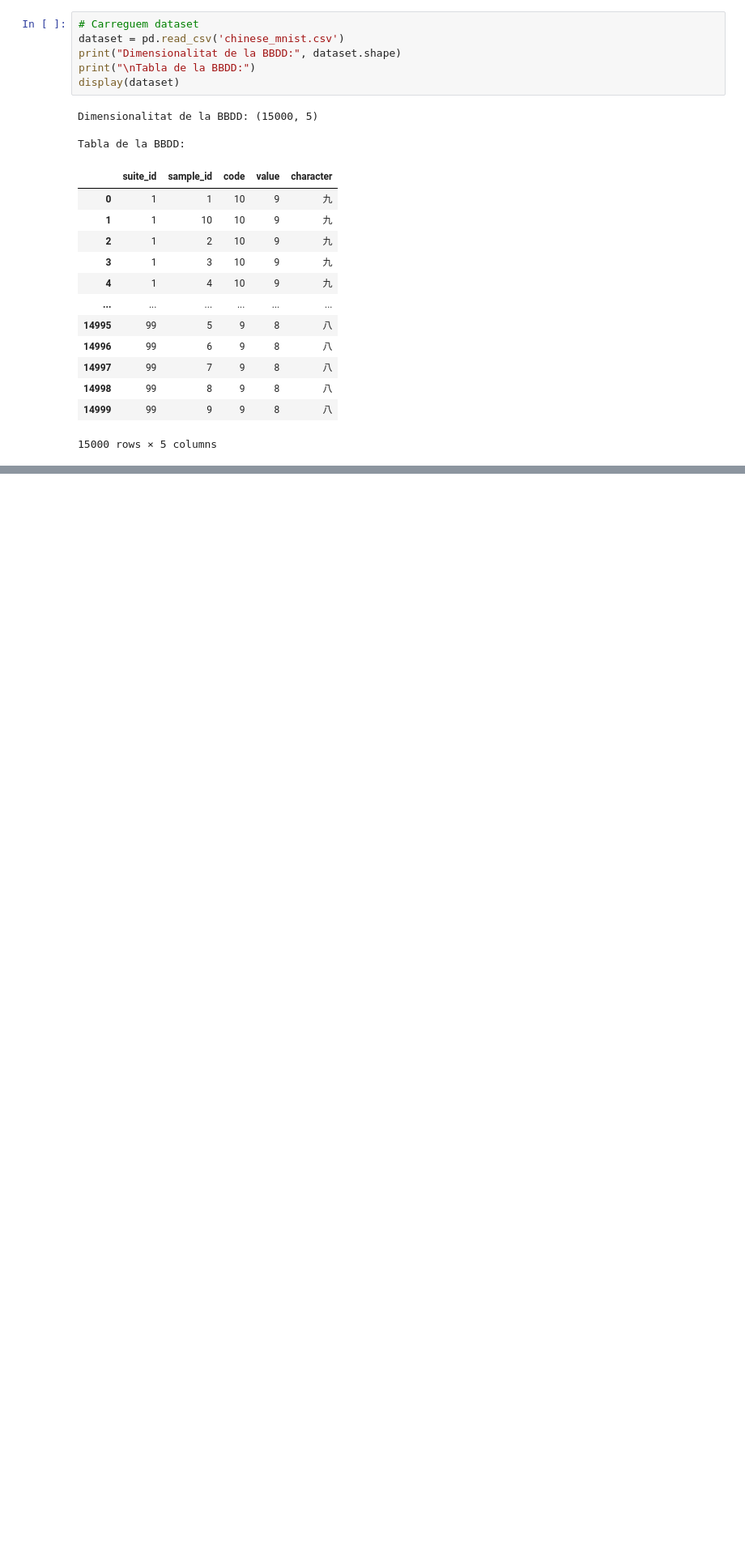
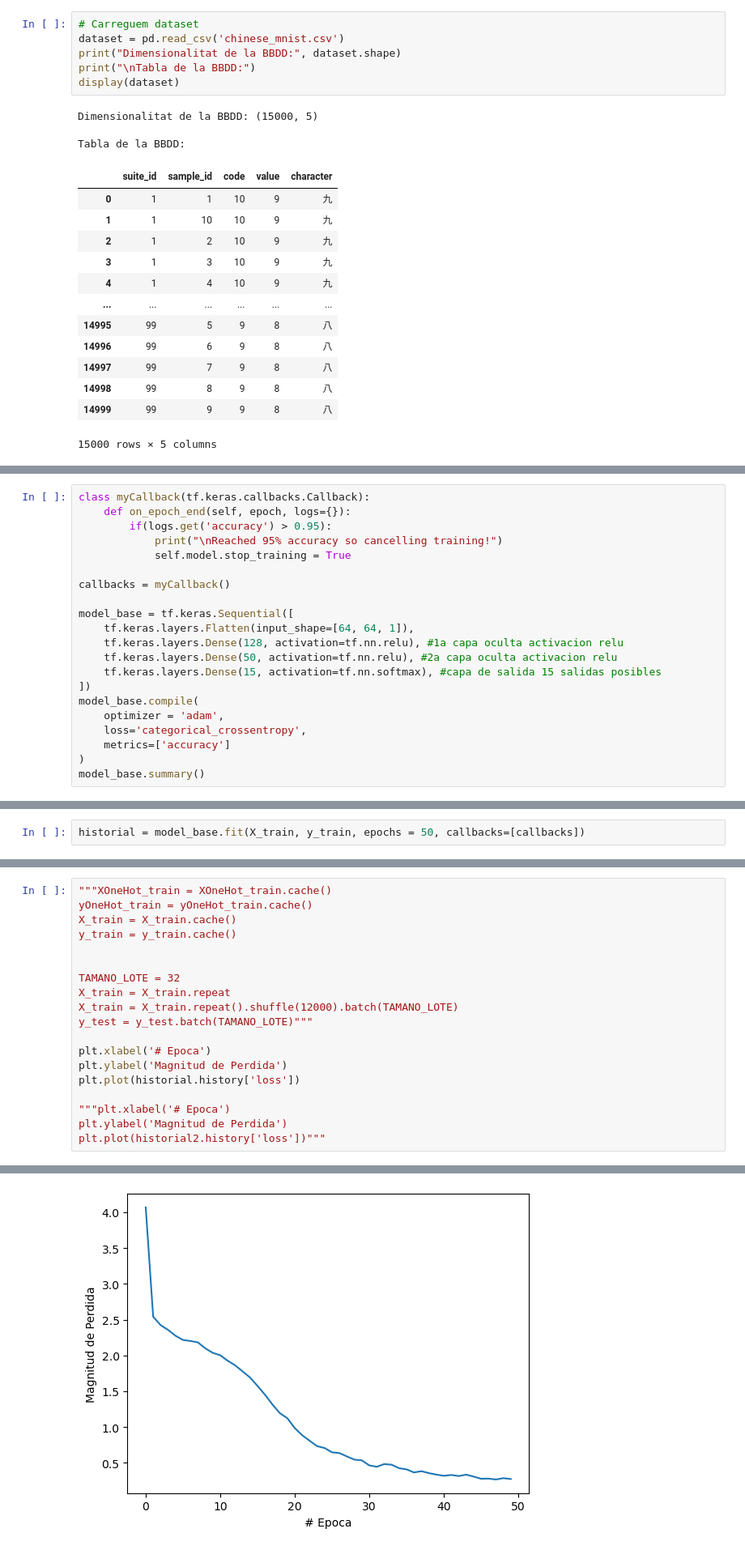
Before and after one commit to adriend1102/Practica3APC-GKA06-15D-1330, a Jupyter notebook: chinese_mnist.ipynb, the cells around one changed output, grey strips where cells are left out. Shown at 81% size. Drawn from its saved outputs; the diff is of its cells as text; blank space fills up the shorter version.

```diff
--- a/chinese_mnist.ipynb
+++ b/chinese_mnist.ipynb
@@ -155,0 +191,21 @@ for i, imagen in enumerate(X_train[:15]):
+# %%
+class myCallback(tf.keras.callbacks.Callback):
+    def on_epoch_end(self, epoch, logs={}):
+        if(logs.get('accuracy') > 0.95):
+            print("\nReached 95% accuracy so cancelling training!")
+            self.model.stop_training = True
+
+callbacks = myCallback()
+
+model_base = tf.keras.Sequential([
+    tf.keras.layers.Flatten(input_shape=[64, 64, 1]),
+    tf.keras.layers.Dense(128, activation=tf.nn.relu), #1a capa oculta activacion relu
+    tf.keras.layers.Dense(50, activation=tf.nn.relu), #2a capa oculta activacion relu
+    tf.keras.layers.Dense(15, activation=tf.nn.softmax), #capa de salida 15 salidas posibles
+])
+model_base.compile(
+    optimizer = 'adam',
+    loss='categorical_crossentropy',
+    metrics=['accuracy']
+)
+model_base.summary()
@@ -155,0 +230,2 @@ for i, imagen in enumerate(X_train[:15]):
+# %%
+historial = model_base.fit(X_train, y_train, epochs = 50, callbacks=[callbacks])
@@ -155,0 +250,20 @@ for i, imagen in enumerate(X_train[:15]):
+# %%
+"""XOneHot_train = XOneHot_train.cache()
+yOneHot_train = yOneHot_train.cache()
+X_train = X_train.cache()
+y_train = y_train.cache()
+
+
+TAMANO_LOTE = 32
+X_train = X_train.repeat
+X_train = X_train.repeat().shuffle(12000).batch(TAMANO_LOTE)
+y_test = y_test.batch(TAMANO_LOTE)"""
+
+plt.xlabel('# Epoca')
+plt.ylabel('Magnitud de Perdida')
+plt.plot(historial.history['loss'])
+
+"""plt.xlabel('# Epoca')
+plt.ylabel('Magnitud de Perdida')
+plt.plot(historial2.history['loss'])"""
+# %% [output]
@@ -155,0 +271 @@ for i, imagen in enumerate(X_train[:15]):
+[figure, added]
```
Also changed, not shown: parts of 17 cells of this notebook.
